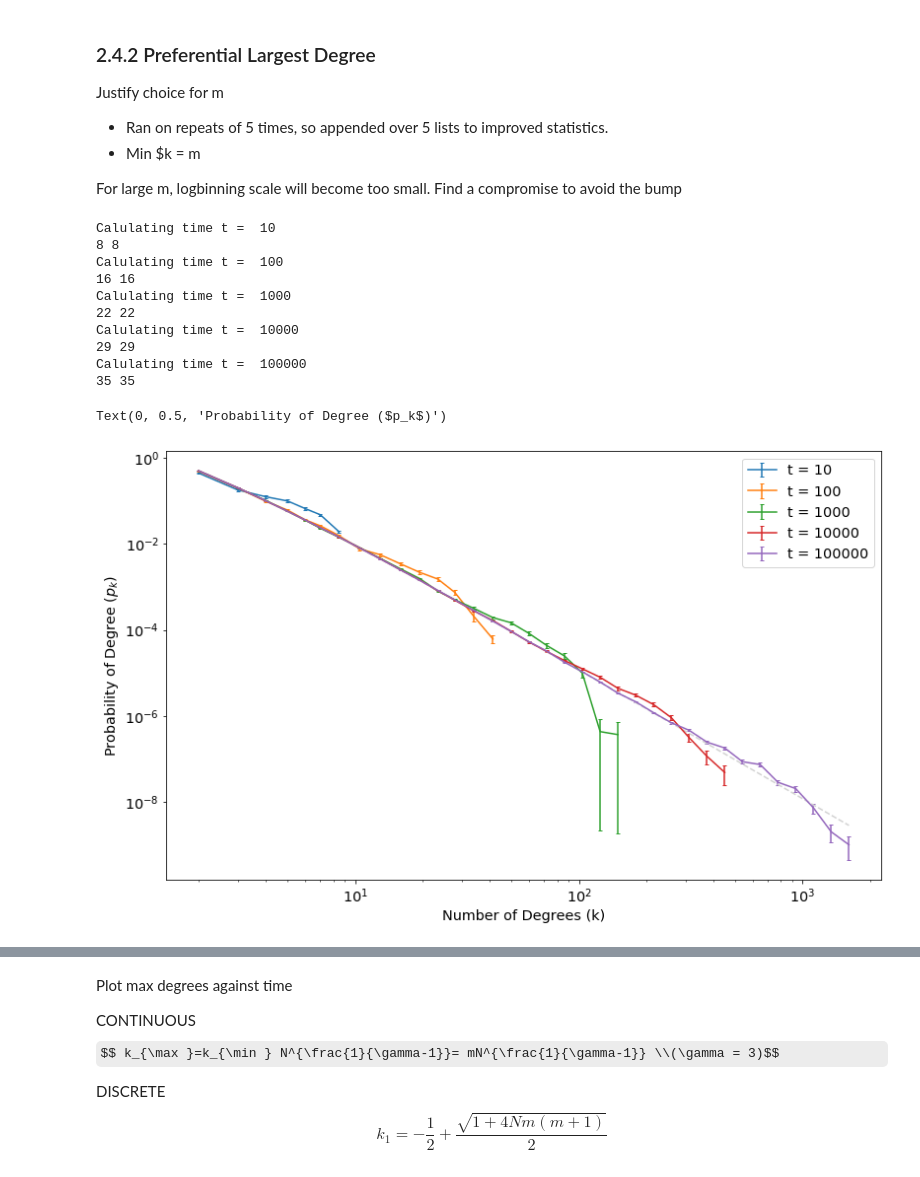
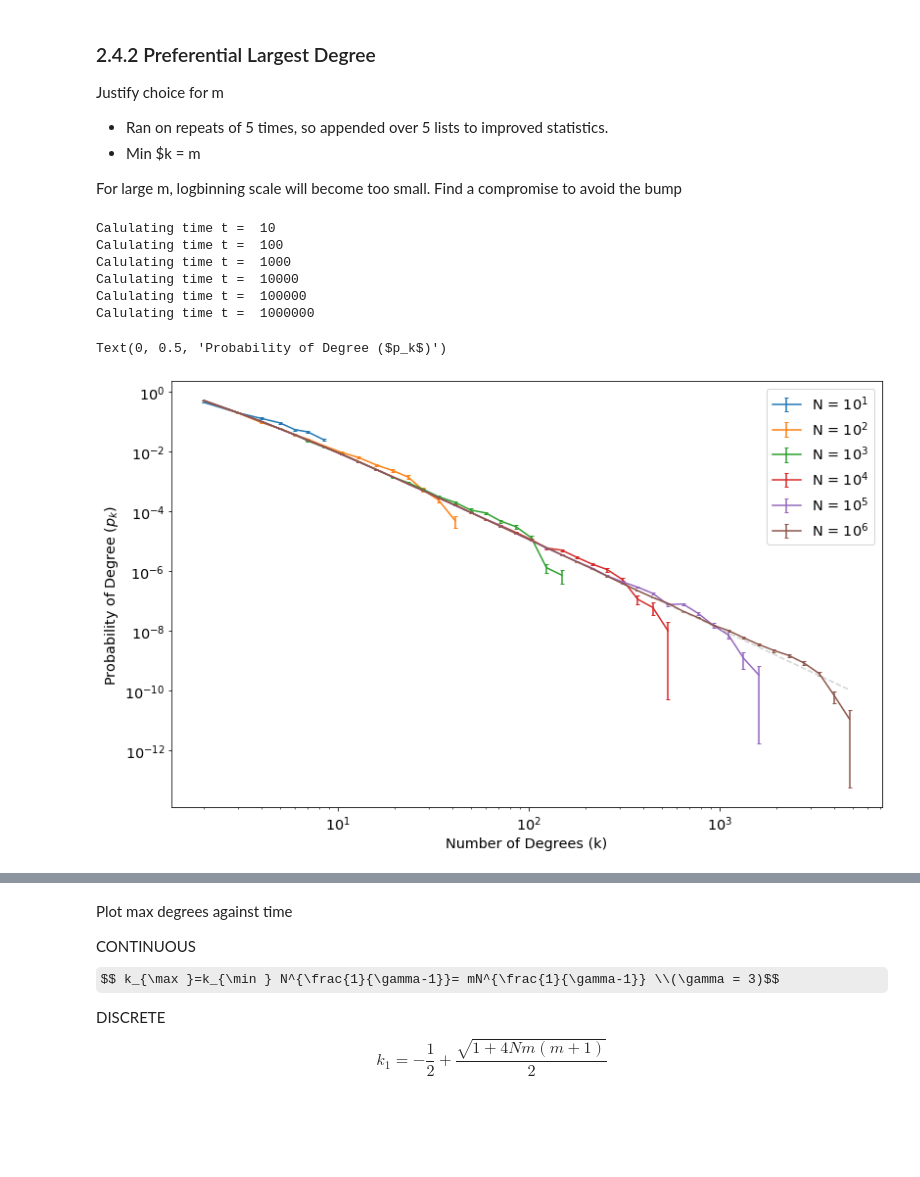
Before and after one commit to shaunfg/Complexity-Networks, a Jupyter notebook: networks/networks_project.ipynb, the cells around one changed output, grey strips where cells are left out. Drawn from its saved outputs; the diff is of its cells as text; code cells hidden in the pictures; some formulas as TeX source; blank space fills up the shorter version.

```diff
--- a/networks/networks_project.ipynb
+++ b/networks/networks_project.ipynb
@@ -241,11 +243,10 @@ Expect Number of links to be: $N_{\text{links}} = \frac{1}{2} (m_0-1) m_0 + mt$
 
 Expect Number in Preferential List: $N_{\text{pref}} = 2 \cdot \text{time} \cdot m + (m_0-1) m_0 = 2 \times N_{\text{links}} $
 # %%
-time = 10
 m0 = 2
 m_test = 2
 
-Ba_test = Barabasi_Albert(time_limit = time,m = m_test,m_start = m0)
+Ba_test = Barabasi_Albert(time_limit = 10,m = m_test,m_start = m0)
 degrees = Ba_test.drive_pref(draw = True)
 Ba_test.draw()
 
@@ -266,13 +267,13 @@ Derive from the problem sheet
 $$p_{\infty}(k)=\frac{2m(m+1)}{k(k+1)(k+2)}$$
 # %%
 def master_EQ_pref(m,k,color=None,plot = True,label = True):
-#     samp_x = np.arange(min(k),max(k))
 
     p = (2*m*(m+1))/(k*(k+1)*(k+2))
 
     if plot == True:
         if label == True:
-            plt.plot(k,p,'--',label = r"$p_{\infty}(k)=\frac{2m(m+1)}{k(k+1)(k+2)}$",color = color)
+            plt.plot(k,p,'--',label = r"$p_{\infty}(k,m = {})=\frac{2m(m+1)}{k(k+1)(k+2)}$",color = color)
+
         else:
             plt.plot(k,p,'--',color = color)
     return p
@@ -413,0 +430,12 @@ threshold 0.09882627268297123
+# %%
+Ds = []
+p_values = []
+for i in range(len(degrees_pref)):
+    d = degrees_pref[i]
+    samp_x = np.arange(min(d),max(d),1)
+    p = master_EQ_pref(m=2,k=samp_x,plot = False)
+
+    D,p_value = stats.ks_2samp(p,d)
+    Ds.append(D)
+    p_values.append(p_value)
+pd.DataFrame({"m":m_test,"D":Ds,"p-value":p_values})
@@ -444,10 +613,11 @@ Justify choice for m
 
 For large m, logbinning scale will become too small. Find a compromise to avoid the bump
 # %%
+times = [10,100,1000,10000,100000,1000000]
 repeats = 100
 m_add = 2
 
-times = [10,100,1000,10000,100000]
+
 k_maxes = []
 degrees_all = []
 
@@ -458,12 +628,10 @@ stds_all_2 = []
 
 for i in range(len(times)):
     print("Calulating time t = ",times[i])
-#     degrees_total = [0]*(time+m_starting)
     degrees_total = []
     k_maxes.append([])
 
     dicts = []
-#     keys = []
     for N in range(repeats):
         Ba_1 = Barabasi_Albert(time_limit = times[i],m = m_add)
         df = Ba_1.drive_pref()
@@ -476,18 +644,11 @@ for i in range(len(times)):
         d = dict(zip(x,y))
         dicts.append(d)
 
-#         for a in x:
-#             if a not in keys:
-#                 keys.append(a)
-#             else:
-#                 pass
-
     sizes = [len(d) for d in dicts]
     big_dict = dicts[np.argmax(sizes)]
     dicts.pop(np.argmax(sizes))
     d0 = {key: [value] for key,value in big_dict.items()}
 
-#     d0 = {key: [] for key in keys}
     for key, value in d0.items():
         for i in range(len(dicts)):
             if key in dicts[i].keys():
@@ -496,7 +657,6 @@ for i in range(len(times)):
                 value.append(0)
     stds = [np.std(s)/np.sqrt(repeats) for s in d0.values()]
     x,y = logbin(degrees_total,scale = 1.2,all_values = True)
-    print(len(x),len(stds))
     xs_2.append(x)
     ys_2.append(y)
     degrees_all.append(degrees_total)
@@ -506,29 +666,22 @@ ys_2 = [y[m_add-1:] for y in ys_2]
 stds_all_2 = [s[m_add-1:]for s in stds_all_2]
 # %% [output]
 Calulating time t =  10
-8 8
 Calulating time t =  100
-16 16
 Calulating time t =  1000
-22 22
 Calulating time t =  10000
-29 29
 Calulating time t =  100000
-35 35
+Calulating time t =  1000000
 # %%
 for i in range(len(times)):
-    plt.errorbar(xs_2[i],ys_2[i],yerr = stds_all_2[i],label = "t = {}".format(times[i]),color = "C{}".format(i),
+    plt.errorbar(xs_2[i],ys_2[i],yerr = stds_all_2[i],label = "N = {}".format(times_label[i]),color = "C{}".format(i),
                 capsize = 2)
 plt.xscale('log')
 plt.yscale('log')
 master_EQ_pref(m=m_add,k=xs_2[i], label = False,color = "lightgray")
 plt.legend()
 plt.xlabel("Number of Degrees (k)")
 plt.ylabel("Probability of Degree ($p_k$)")
-#     fit_log(x,y,label = r"$p_{\infty}(k)\propto k^{-3}$")
-#     expected_values = fit_master_EQ(m=2,k=x)
-#     plt.legend()
 # %% [output]
 Text(0, 0.5, 'Probability of Degree ($p_k$)')
-[figure, old version]
+[figure, new version]
 # %%
```
Also changed, not shown: parts of 42 cells of this notebook, 12 other files.
